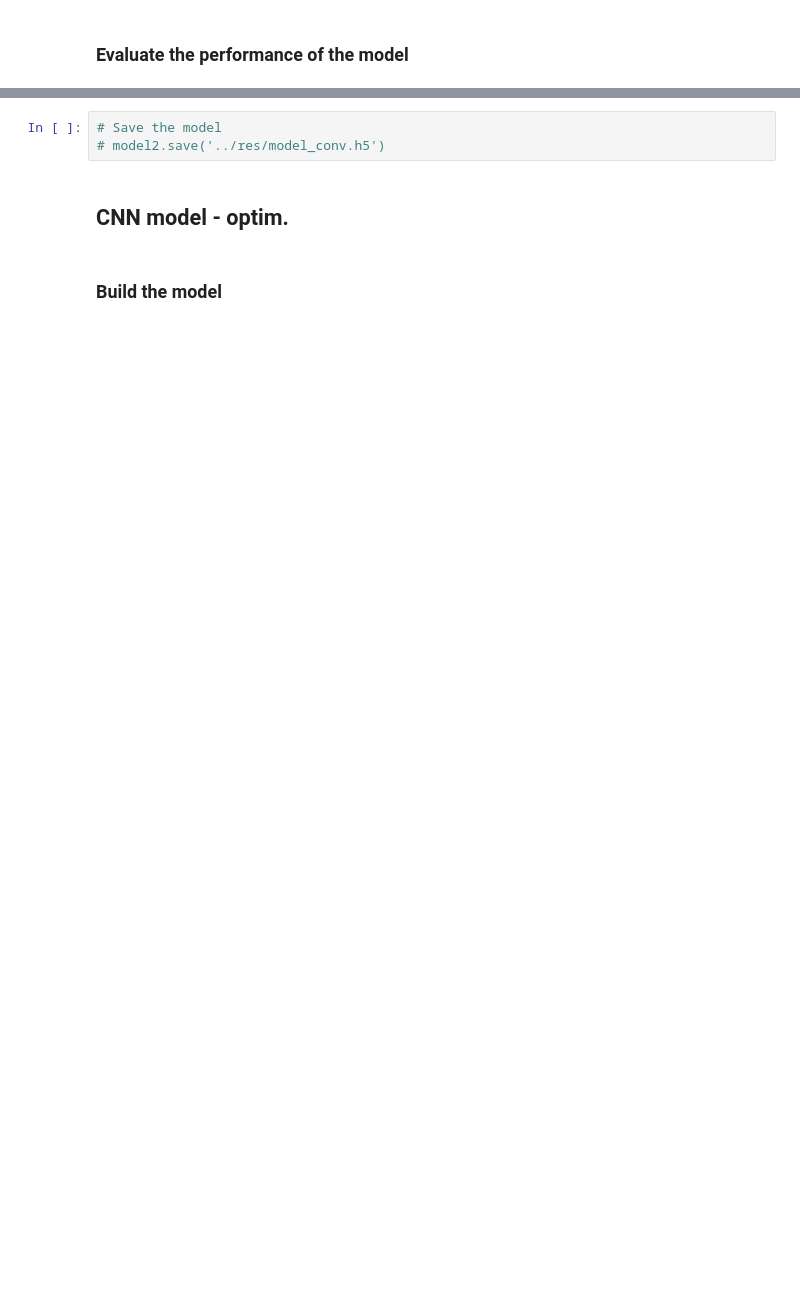
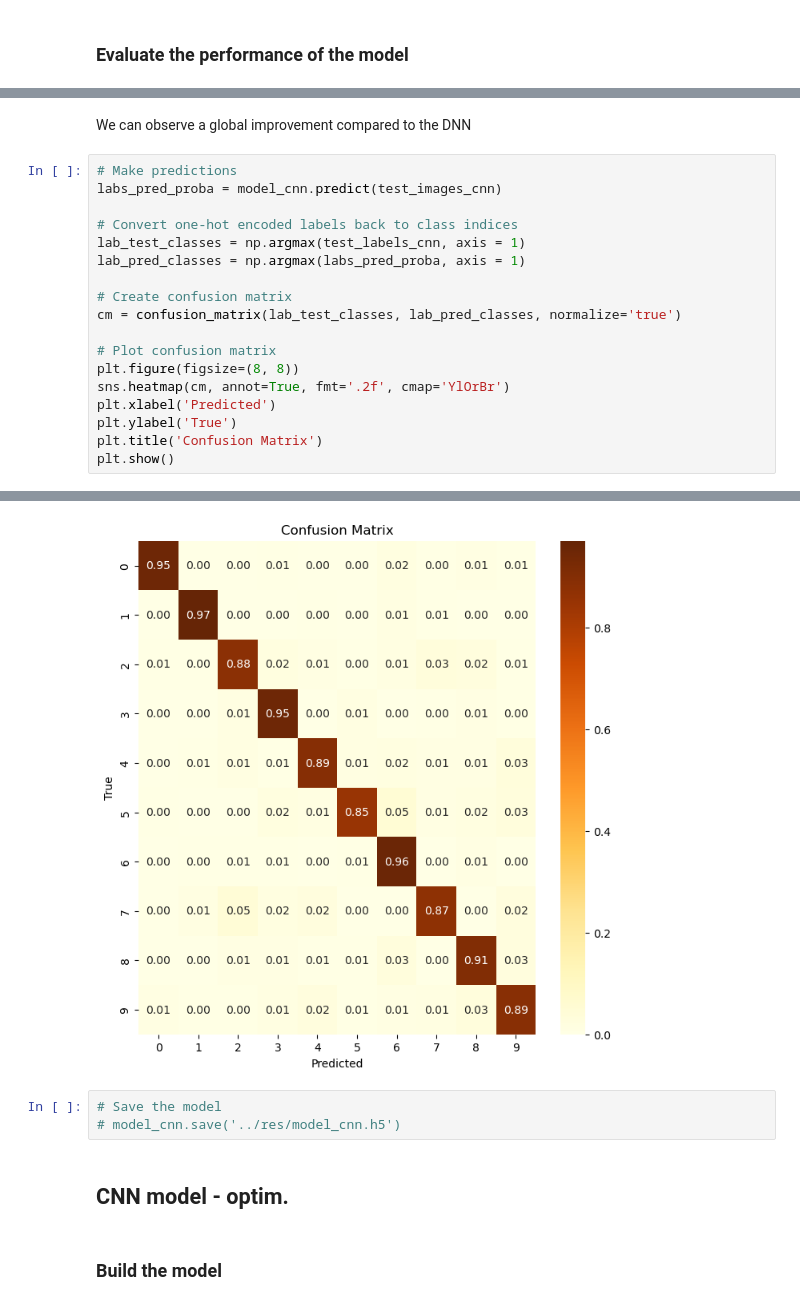
Before and after one commit to jxrgemartinez/mnist-digit-classifier, a Jupyter notebook: src/MNIST_digit_classifier.ipynb, the cells around one changed output, grey strips where cells are left out. Cells and saved outputs as stored; diff of their text form; blank space fills up the shorter version.

```diff
--- a/src/MNIST_digit_classifier.ipynb
+++ b/src/MNIST_digit_classifier.ipynb
@@ -486,0 +389,21 @@ cm.set(xlabel = "y_pred", ylabel = "y_true")
+# %% [markdown]
+We can observe a global improvement compared to the DNN
+# %%
+# Make predictions
+labs_pred_proba = model_cnn.predict(test_images_cnn)
+
+# Convert one-hot encoded labels back to class indices
+lab_test_classes = np.argmax(test_labels_cnn, axis = 1)
+lab_pred_classes = np.argmax(labs_pred_proba, axis = 1)
+
+# Create confusion matrix
+cm = confusion_matrix(lab_test_classes, lab_pred_classes, normalize='true')
+
+# Plot confusion matrix
+plt.figure(figsize=(8, 8))
+sns.heatmap(cm, annot=True, fmt='.2f', cmap='YlOrBr')
+plt.xlabel('Predicted')
+plt.ylabel('True')
+plt.title('Confusion Matrix')
+plt.show()
+# %% [output]
@@ -487,6 +411,7 @@ cm.set(xlabel = "y_pred", ylabel = "y_true")
+[figure, added]
 # %%
 # Save the model
-# model2.save('../res/model_conv.h5')
+# model_cnn.save('../res/model_cnn.h5')
 # %% [markdown]
 ## CNN model - optim.
 # %% [markdown]
```
Also changed, not shown: parts of 41 cells of this notebook.
